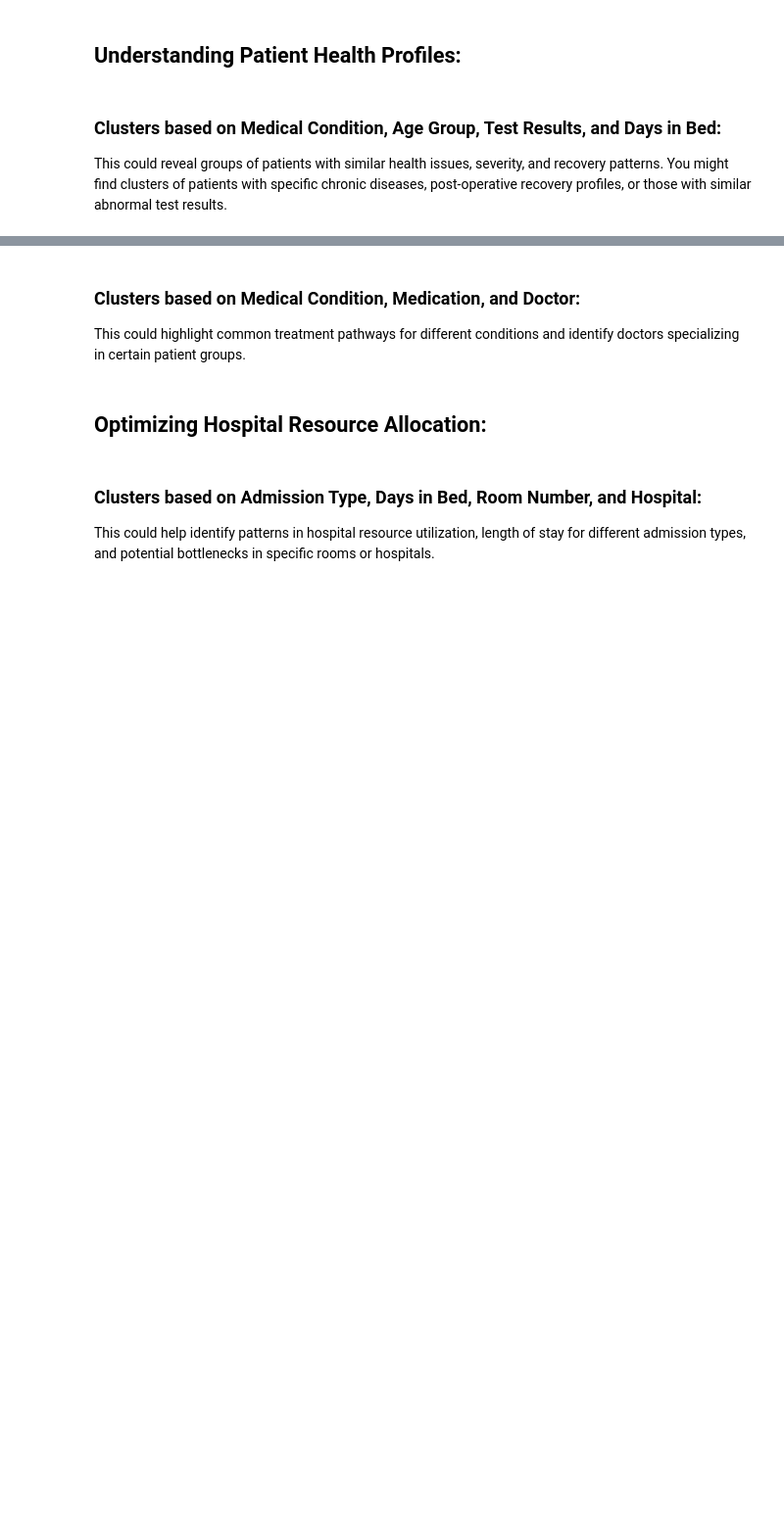
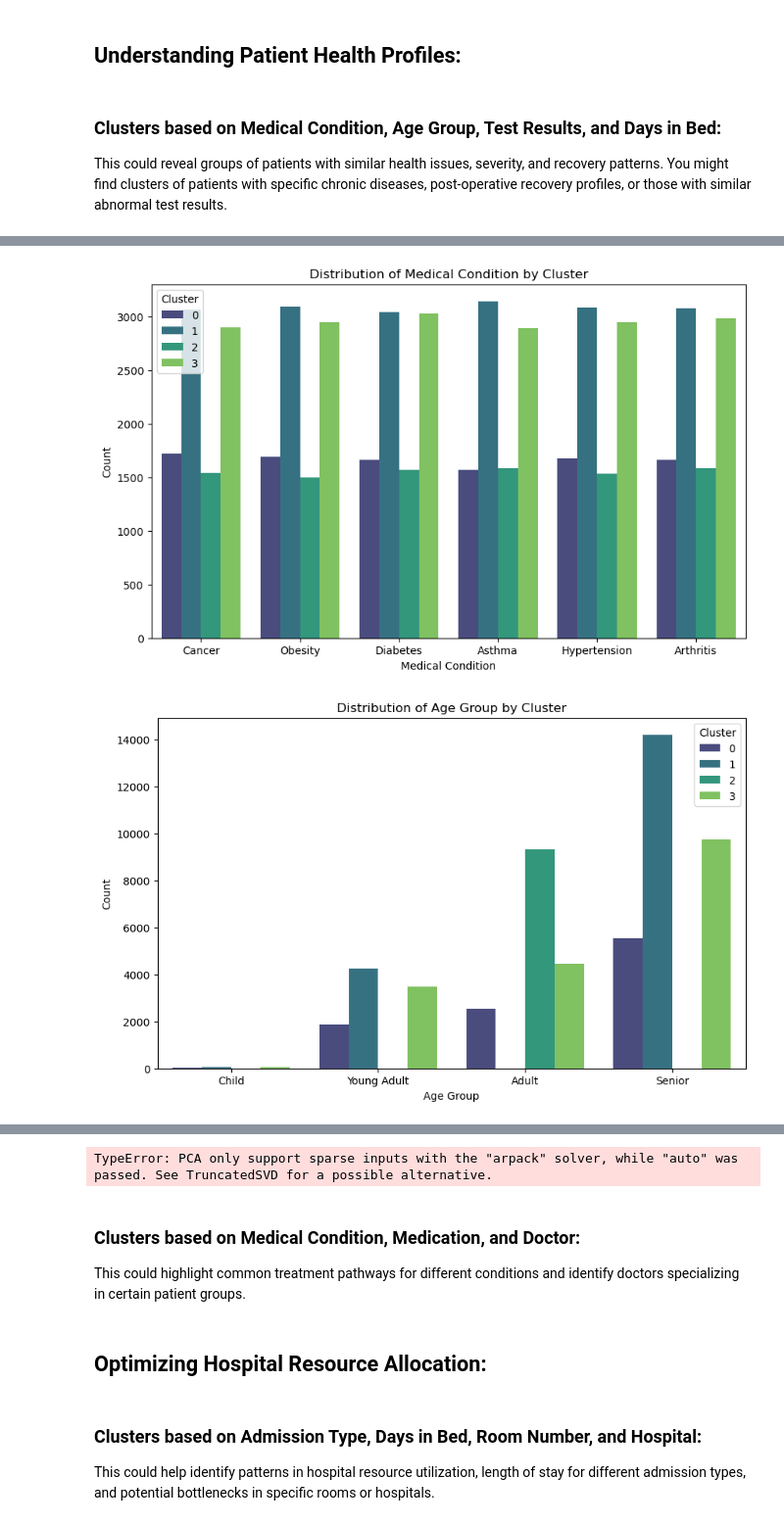
Before and after one commit to Amithmg6/nlp_aiwp_3129, a Jupyter notebook: healthcare_data_analysis.ipynb, the cells around one changed output, grey strips where cells are left out. Shown at 98% size. Saved outputs shown, nothing was run; the diff lists cells and outputs as text; code cells hidden in the pictures; blank space fills up the shorter version.

```diff
--- a/healthcare_data_analysis.ipynb
+++ b/healthcare_data_analysis.ipynb
@@ -633,0 +752,17 @@ This could reveal groups of patients with similar health issues, severity, and r
+# %%
+import matplotlib.pyplot as plt
+import seaborn as sns
+
+categorical_cols = ['Medical Condition', 'Age Group', 'Test Results']
+
+for col in categorical_cols:
+    plt.figure(figsize=(10, 6))
+    sns.countplot(data=hc_df, x=col, hue='Cluster', palette='viridis')
+    plt.title(f'Distribution of {col} by Cluster')
+    plt.xlabel(col)
+    plt.ylabel('Count')
+    plt.legend(title='Cluster')
+    plt.show()
+# %% [output]
+[figure, added]
+[figure, added]
@@ -634,3 +770,42 @@ This could reveal groups of patients with similar health issues, severity, and r
+# %%
+from sklearn.decomposition import PCA
+import matplotlib.pyplot as plt
+import seaborn as sns
+
+# Ensure your pipeline has been fitted
+preprocessor = pipeline.named_steps['preprocessor']
+transformed_data = preprocessor.transform(hc_df)
+
+pca = PCA(n_components=2)
+pca_result = pca.fit_transform(transformed_data)
+
+df_pca = pd.DataFrame(data=pca_result, columns=['PCA Component 1', 'PCA Component 2'])
+df_pca['Cluster'] = hc_df['Cluster']
+
+plt.figure(figsize=(8, 6))
+sns.scatterplot(x='PCA Component 1', y='PCA Component 2', hue='Cluster', data=df_pca, palette='viridis')
+plt.title('PCA Visualization of Clusters')
+plt.xlabel('PCA Component 1')
+plt.ylabel('PCA Component 2')
+plt.show()
+
+# For t-SNE (can be slower for large datasets)
+from sklearn.manifold import TSNE
+
+tsne = TSNE(n_components=2, random_state=42, perplexity=30, n_iter=300)
+tsne_result = tsne.fit_transform(transformed_data)
+
+df_tsne = pd.DataFrame(data=tsne_result, columns=['TSNE Component 1', 'TSNE Component 2'])
+df_tsne['Cluster'] = hc_df['Cluster']
+
+plt.figure(figsize=(8, 6))
+sns.scatterplot(x='TSNE Component 1', y='TSNE Component 2', hue='Cluster', data=df_tsne, palette='viridis')
+plt.title('t-SNE Visualization of Clusters')
+plt.xlabel('t-SNE Component 1')
+plt.ylabel('t-SNE Component 2')
+plt.show()
+# %% [output]
+TypeError: PCA only support sparse inputs with the "arpack" solver, while "auto" was passed. See TruncatedSVD for a possible alternative.
 # %%
 a
 # %% [markdown]
```
Also changed, not shown: parts of 19 cells of this notebook.
